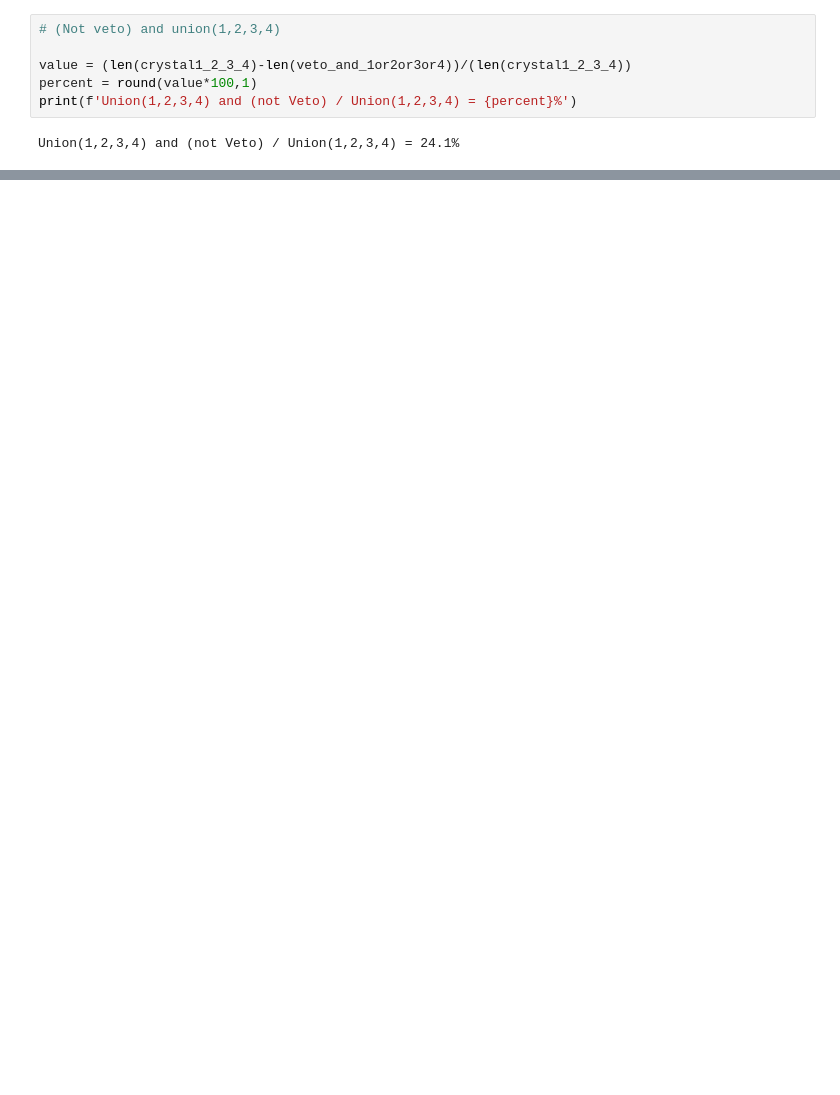
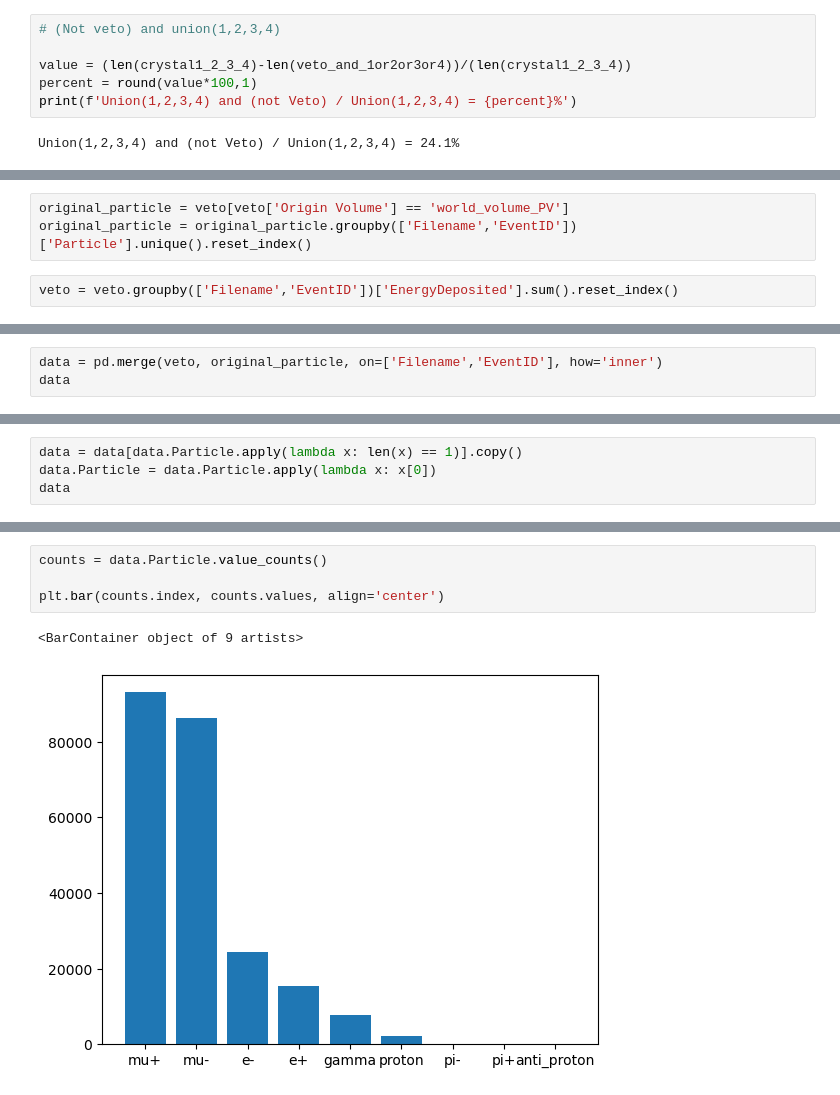
Before and after one commit to nyuad-astroparticle/tes-geant, a Jupyter notebook: analysis/analysis.ipynb, the cells around one changed output, grey strips where cells are left out. Saved outputs shown, nothing was run; the diff lists cells and outputs as text; blank space fills up the shorter version.

Commit message:
new analysis and lanthanum data processing

```diff
--- a/analysis/analysis.ipynb
+++ b/analysis/analysis.ipynb
@@ -199,0 +232,5 @@ Union(1,2,3,4) and (not Veto) / Union(1,2,3,4) = 24.1%
+# %%
+original_particle = veto[veto['Origin Volume'] == 'world_volume_PV']
+original_particle = original_particle.groupby(['Filename','EventID'])['Particle'].unique().reset_index()
+# %%
+veto = veto.groupby(['Filename','EventID'])['EnergyDeposited'].sum().reset_index()
@@ -199,0 +269,3 @@ Union(1,2,3,4) and (not Veto) / Union(1,2,3,4) = 24.1%
+# %%
+data = pd.merge(veto, original_particle, on=['Filename','EventID'], how='inner')
+data
@@ -199,0 +286,4 @@ Union(1,2,3,4) and (not Veto) / Union(1,2,3,4) = 24.1%
+# %%
+data = data[data.Particle.apply(lambda x: len(x) == 1)].copy()
+data.Particle = data.Particle.apply(lambda x: x[0])
+data
@@ -199,0 +304,7 @@ Union(1,2,3,4) and (not Veto) / Union(1,2,3,4) = 24.1%
+# %%
+counts = data.Particle.value_counts()
+
+plt.bar(counts.index, counts.values, align='center')
+# %% [output]
+<BarContainer object of 9 artists>
+[figure, added]
```
Also changed, not shown: parts of 16 cells of this notebook, 4 other files.
